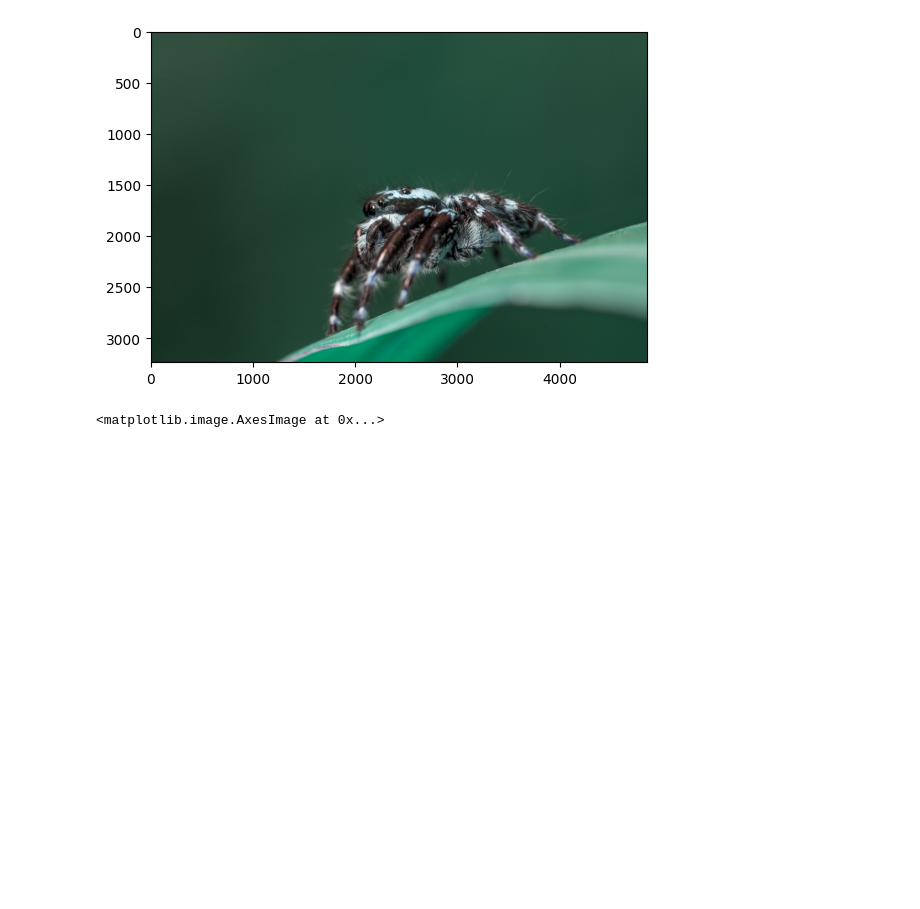
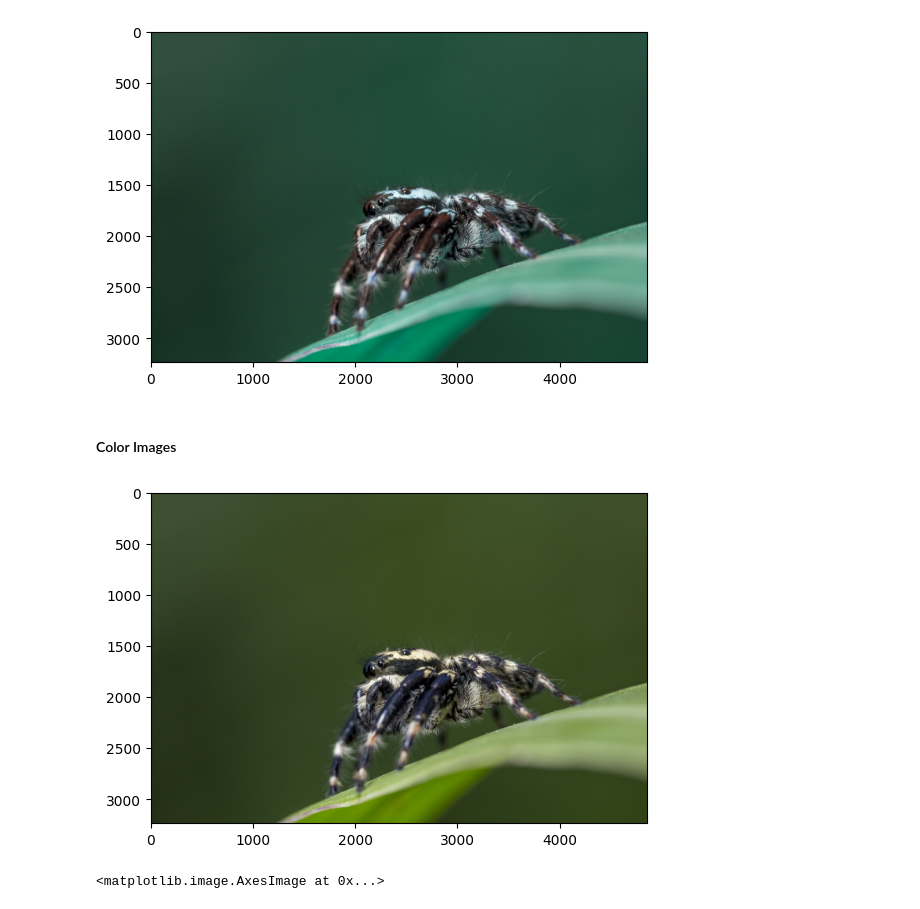
Before and after one commit to Minhdd1413/Image_Processing, a Jupyter notebook: Week1.ipynb, the cells around one changed output. Cells and saved outputs as stored; diff of their text form; code cells hidden in the pictures; blank space fills up the shorter version.

```diff
--- a/Week1.ipynb
+++ b/Week1.ipynb
@@ -17,6 +12,18 @@ plt.imshow(img1)
 # %% [output]
 <matplotlib.image.AxesImage at 0x...>
 [figure]
+# %% [markdown]
+#### Color Images
+# %%
+def swapBGR2RGB(img):
+    img = img[:, :, ::-1]
+    return img
+# %%
+dir = "img03.jpeg"
+img1 = swapBGR2RGB(cv2.imread(dir))
+plt.imshow(img1)
+# %% [output]
+[figure, added]
 # %%
 dir = "img03.jpeg"
 img1 = cv2.imread(dir, 0)
```
Also changed, not shown: parts of 18 cells of this notebook.
